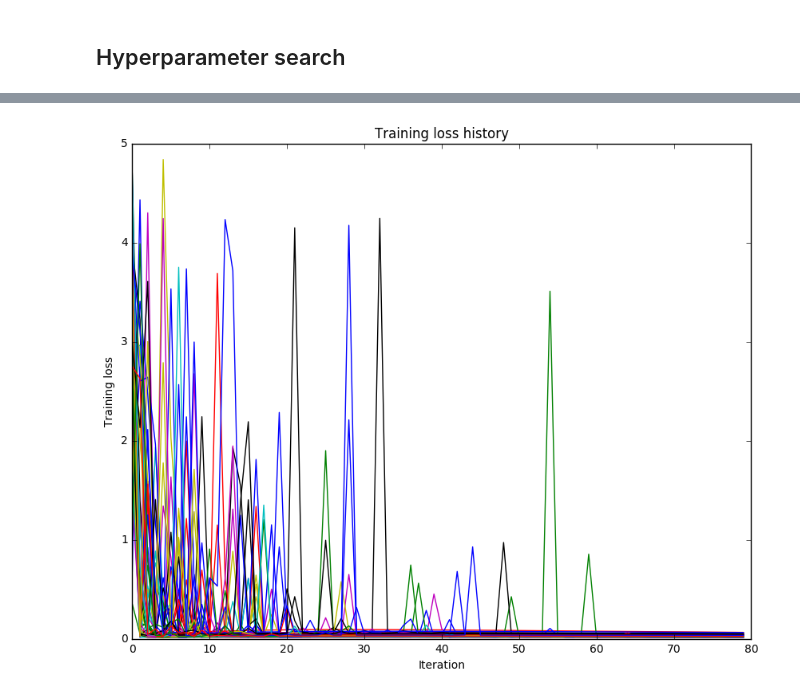
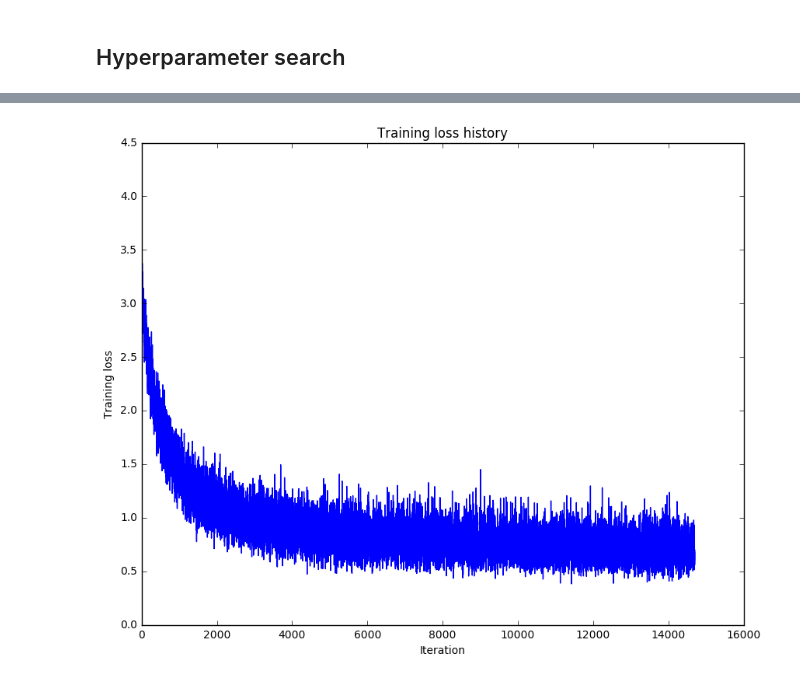
Before and after one commit to lemairecarl/cs231n_perso_2, a Jupyter notebook: FlexNet.ipynb, the cells around one changed output, grey strips where cells are left out. Saved outputs shown, nothing was run; the diff lists cells and outputs as text; code cells hidden in the pictures.

Commit message:
Change init

```diff
--- a/FlexNet.ipynb
+++ b/FlexNet.ipynb
@@ -65,12 +65,20 @@ print X.shape
 # Build the model
 lr = 3.464142e-02
 reg = 1.060586e-04
-model = Sequential(batch_shape=X.shape, weight_scale=1.0, reg=reg, dtype=np.float64)
-model.add(ConvBnRelu(8))
-model.add(Pool())
+batch_shape = (50,) + data['X_train'].shape[1:]
+model = Sequential(batch_shape=batch_shape, weight_scale=1.0, reg=reg, dtype=np.float64)
+for num_filters in [8, 16, 32]:
+    model.add(ConvBnRelu(num_filters))
+    model.add(ConvBnRelu(num_filters))
+    model.add(Pool())
+for num_neurons in [256, 128]:
+    model.add(Dense(num_neurons, weight_init='sqrt_2_over_n'))
+    model.add(Relu())
 model.add(Dense(num_neurons=10, weight_init='sqrt_2_over_n'))
 model.build(loss=Softmax())
 model.print_params()
+print ''
+model.print_layers()
 # %% [output]
 Model parameters:
 ConvBnRelu1_W        (8, 3, 3, 3)
@@ -129,35 +146,35 @@ best_params = None
 def uniform(minv, maxv):
     return np.random.rand() * (maxv - minv) + minv
 
-#batch_size = 3
-#batch_shape = (batch_size,) + data['X_train'].shape[1:]
+batch_size = 50
+batch_shape = (batch_size,) + val_data['X_train'].shape[1:]
 
 discarded = 0
-for _ in range(100):
+for _ in range(1):
+    # r 2.967037e-03   lr 4.242814e-03
     weight_scale = 1.0  # 10 ** uniform(-4, -2)
-    learning_rate = 10 ** uniform(-1.5, -1.3)
-    reg = 10 ** uniform(-4, -3.5)
+    learning_rate = 9e-04  # 10 ** uniform(-2.8, -2)
+    reg = 2.967037e-03  # 10 ** uniform(-3.3, -2.5)
 
-    model = Sequential(batch_shape=X.shape, weight_scale=weight_scale, reg=reg)
-    model.add(ConvBnRelu(8))
-    model.add(Pool())
+    model = Sequential(batch_shape=batch_shape, weight_scale=weight_scale, reg=reg)
+    for num_filters in [8, 16, 32]:
+        model.add(ConvBnRelu(num_filters))
+        model.add(ConvBnRelu(num_filters))
+        model.add(Pool())
+    for num_neurons in [256, 128]:
+        model.add(Dense(num_neurons, weight_init='sqrt_2_over_n'))
+        model.add(Relu())
     model.add(Dense(num_neurons=10, weight_init='sqrt_2_over_n'))
     model.build(loss=Softmax())
-    #model = Sequential(batch_shape=batch_shape, weight_scale=weight_scale, reg=reg)
-    #model.add(ConvBnRelu(8))
-    #model.add(Pool())
-    #model.add(ConvBnRelu(8))
-    #model.add(Pool())
-    #model.add(Dense(num_neurons=10))
-    #model.build(loss=Softmax())
 
-    solver = Solver(model, {'X_train': X, 'y_train': y, 'X_val': X, 'y_val': y},
-                num_epochs=80, batch_size=X.shape[0],
+    # {'X_train': X, 'y_train': y, 'X_val': X, 'y_val': y}
+    solver = Solver(model, data,
+                num_epochs=15, batch_size=batch_size,
                 update_rule='adam',
                 optim_config={
                   'learning_rate': learning_rate,
                 },
-                verbose=False, print_every=1)
+                verbose=True, print_every=1)
     #solver = Solver(model, val_data,
     #                print_every=10, num_epochs=5, batch_size=batch_size,
     #                update_rule='adam',
@@ -166,18 +183,18 @@ for _ in range(100):
     #                },
     #                verbose=True)
     solver.train()
-    #acc = solver.val_acc_history[-1]
-    acc = solver.train_acc_history[-1]
+    acc = solver.val_acc_history[-1]
+    #acc = solver.train_acc_history[-1]
     final_loss = solver.loss_history[-1]
     format_str = '{:e} {:e}  final l: {:.5f}  acc: {}'
-    #print format_str.format(reg, learning_rate, final_loss, acc)
-    if np.max(solver.loss_history) > 5:
-        discarded += 1
-        continue
+    print format_str.format(reg, learning_rate, final_loss, acc)
+    #if np.max(solver.loss_history) > 5:
+    #    discarded += 1
+    #    continue
     plt.plot(solver.loss_history, '-')
     params = (reg, learning_rate, weight_scale)
     results[params] = (acc, final_loss)
-    if final_loss < best_loss:
+    if acc > best_acc:
         best_acc = acc
         best_loss = final_loss
         best_solver = solver
@@ -197,4 +229,4 @@ Best params: 1.316581e-04 3.548854e-02 1.000000e+00
-[figure, old version]
+[figure, new version]
 # %%
 # Visualize the cross-validation results
 import math
```
Also changed, not shown: parts of 8 cells of this notebook, 3 other files.
